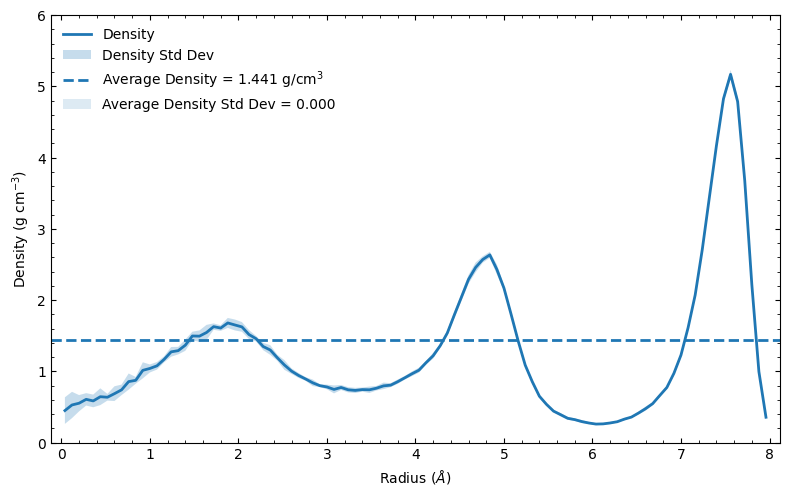
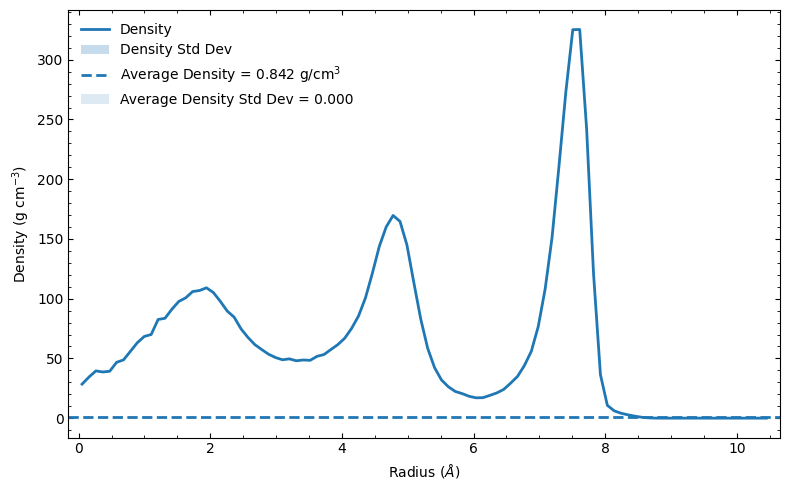
The notebook cell's code change between the first figure and the second:
--- before
+++ after
@@ -1,4 +1,4 @@
 plot_radial_density(rd)
-plt.ylim(0, 6)
+# plt.ylim(0, 6)
 plt.show()
 

Commit: Added zeroes to analysis functions and fixed some IO issues